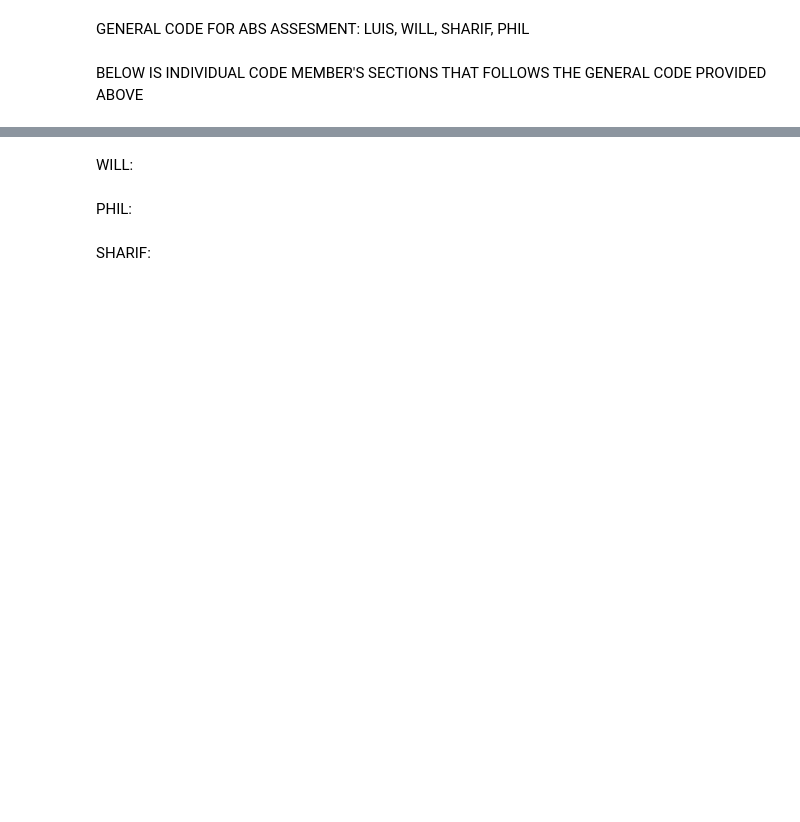
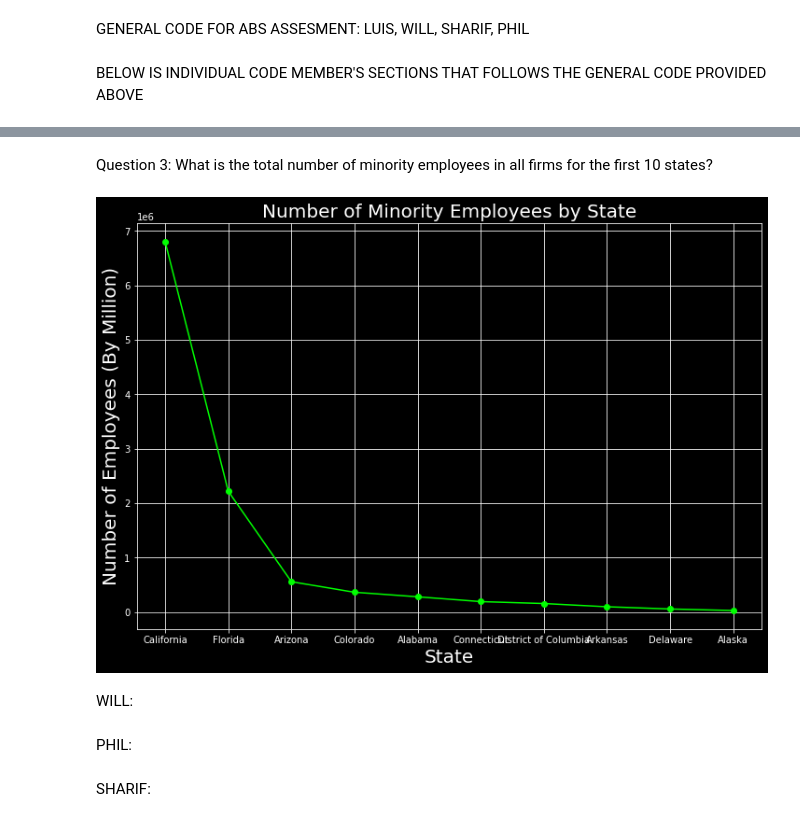
Before and after one commit to Myself1214/LPSW-API-Assesment, a Jupyter notebook: General Code.ipynb, the cells around one changed output, grey strips where cells are left out. Saved outputs shown, nothing was run; the diff lists cells and outputs as text; code cells hidden in the pictures; blank space fills up the shorter version.

```diff
--- a/General Code.ipynb
+++ b/General Code.ipynb
@@ -36,0 +249,22 @@ LUIS:
+# %%
+q5 = c_summary_char_business_and_owners[['STATE','NUMBER_OF_EMP','YEARS_IN_BUSINESS','EMP_RACE']]
+
+# I filtered to get just all firms:
+
+q5 = q5[q5.YEARS_IN_BUSINESS == 'All firms']
+
+# Then I filtered to get just all minorities:
+
+q5 = q5[q5.EMP_RACE == 'Minority']
+
+# This is how I can filter by two variables in a column:
+
+# q5 = q5[(q5['STATE']=='White') | (q5['EMP_RACE']=='Minority')]
+
+#Then I did the necessary grouping to make my dataframe look nice:
+
+q5 = q5.groupby(['STATE','YEARS_IN_BUSINESS','EMP_RACE'],as_index = False)['NUMBER_OF_EMP'].sum()
+
+#This is where I collect the first 25 states
+q5 = q5.head(10)
+q5
@@ -37,3 +283,28 @@ LUIS:
+# %% [markdown]
+Question 3: What is the total number of minority employees in all firms for the first 10 states?
+# %%
+# This is where I start my third visualization
+q5 = q5.sort_values(by="NUMBER_OF_EMP", ascending=False)
+# I style it with the dark background, which I really like
+plt.style.use("dark_background")
+# Here I put the columns I will be using
+plt.plot(q5['STATE'], q5['NUMBER_OF_EMP'], color='lime', marker='o')
+# This deals with the parameters of my visualization
+plt.rcParams["figure.figsize"] = (12,8)
+# This is where I put the title
+plt.title('Number of Minority Employees by State', fontsize=20)
+# This is where I put the x-label
+plt.xlabel('State', fontsize=20)
+# This is where I put the y-label
+plt.ylabel('Number of Employees (By Million)', fontsize=20)
+# I include a grid in the background
+plt.grid(True)
+# I save it as a png
+plt.savefig("ThirdVisualizationLR.png")
+# This is to show it
+plt.show()
+# %% [output]
+[figure, added]
 # %% [markdown]
 WILL:
 # %% [markdown]
```
Also changed, not shown: parts of 20 cells of this notebook.
